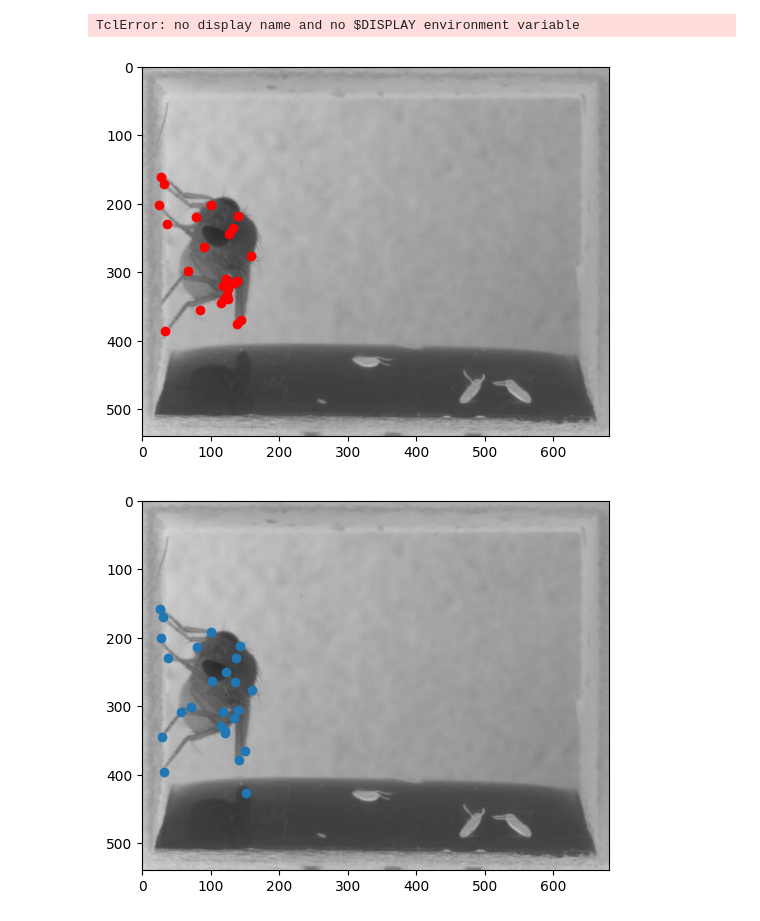
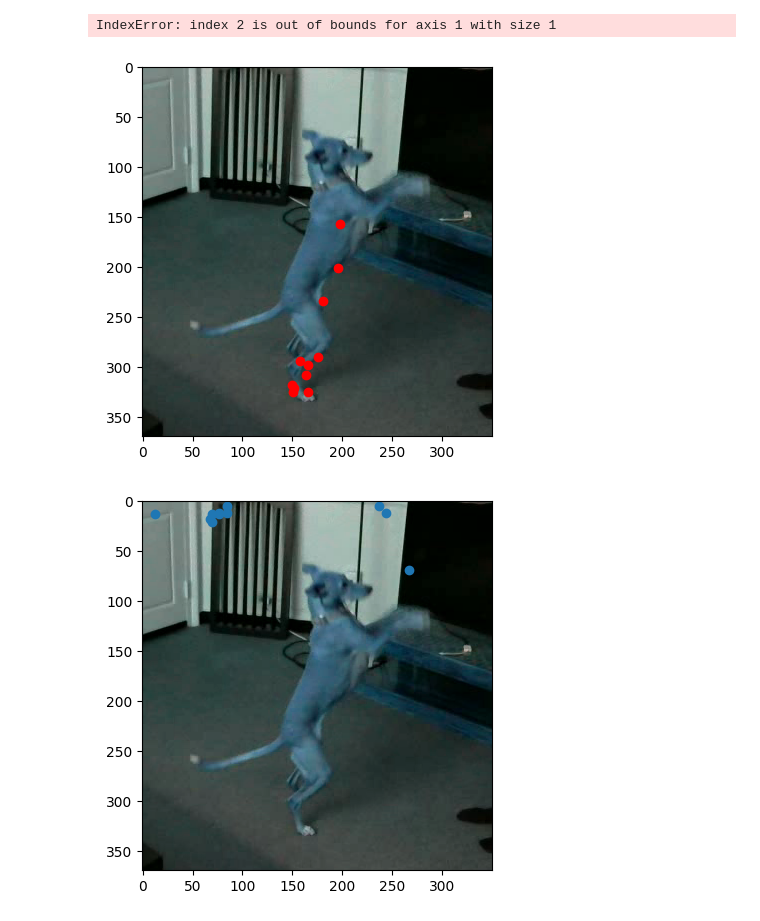
Before and after one commit to DeepLabCutAIResidency/DLC_AI2024, a Jupyter notebook: DeepLabCut-live/test.ipynb, the cells around one changed output. Cells and saved outputs as stored; diff of their text form; code cells hidden in the pictures.

Commit message:
add Anna directories to test code

```diff
--- a/DeepLabCut-live/test.ipynb
+++ b/DeepLabCut-live/test.ipynb
@@ -71,17 +57,16 @@ tensor([[[[1.5062e+02, 4.2667e+02, 1.3167e-01],
 # %%
 dlc_proc = Processor()
 #Dikra
-dlc_live = DLCLive(path="/media1/data/dikra/fly-kevin", processor=dlc_proc, snapshot='snapshot-100.pt', cropping=[0,200,100,400], device="cuda", model_type='pytorch')
-img = cv2.imread("/media1/data/dikra/fly-kevin/img001.png")
+#dlc_live = DLCLive(path="/media1/data/dikra/fly-kevin", processor=dlc_proc, snapshot='snapshot-100.pt', cropping=[0,200,100,400], device="cuda", model_type='pytorch')
+#img = cv2.imread("/media1/data/dikra/fly-kevin/img001.png")
 # img = torch.Tensor(img).permute(2,0,1)
 # img = img.reshape(1, img.shape[0], img.shape[1], img.shape[2])
 # print(img.dtype)
 
 
 # Anna
-# dlc_live = DLCLive(pytorch_cfg="/Users/annastuckert/Documents/DLC_AI_Residency/DLC_AI2024/DeepLabCut-live/Ventral_gait_model/train", processor=dlc_proc, snapshot='/Users/annastuckert/Documents/DLC_AI_Residency/DLC_AI2024/DeepLabCut-live/Ventral_gait_model/train/snapshot-263.pt')
-# dlc_live = DLCLive("/Users/annastuckert/Documents/DLC_AI_Residency/DLC_AI2024/DeepLabCut-live/exported DLC model for dlc-live/DLC_dev-single-animal_resnet_50_iteration-1_shuffle-1", processor=dlc_proc)
-# img = cv2.imread("/Users/annastuckert/Documents/DLC_AI_Residency/DLC_AI2024/DeepLabCut-live/exported DLC model for dlc-live/img049.png")
+dlc_live = DLCLive(path="/Users/annastuckert/Documents/DLC_AI_Residency/DLC_AI2024/DeepLabCut-live/Ventral_gait_model/train", processor=dlc_proc, snapshot='/Users/annastuckert/Documents/DLC_AI_Residency/DLC_AI2024/DeepLabCut-live/Ventral_gait_model/train/snapshot-263.pt', cropping=[0,200,100,400], device="cpu", model_type='pytorch')
+img = cv2.imread("/Users/annastuckert/Documents/DLC_AI_Residency/DLC_AI2024/DeepLabCut-live/exported DLC model for dlc-live/img049.png")
 
 pytorch_pose = dlc_live.init_inference(frame=img)
 pytorch_pose
@@ -166,30 +141,47 @@ pytorch_pose, onnx_pose
        dtype=float32))
 # %%
 display = Display()
+#Dikra
 display.set_display(im_size=(540,682,3), bodyparts=25)
-display.display_frame(img, pose)
+
+#Anna
+display.set_display(im_size=(540,682,3), bodyparts=11)
+display.display_frame(img, onnx_pose)
 # %% [output]
-TclError: no display name and no $DISPLAY environment variable
+IndexError: index 2 is out of bounds for axis 1 with size 1
 # %%
 import matplotlib.pyplot as plt
 pytorch_pose = pytorch_pose.squeeze()
-img = cv2.imread("/media1/data/dikra/fly-kevin/img001.png")
+
+#Dikra
+#img = cv2.imread("/media1/data/dikra/fly-kevin/img001.png")
+
+#Anna
+img = cv2.imread("/Users/annastuckert/Documents/DLC_AI_Residency/DLC_AI2024/DeepLabCut-live/exported DLC model for dlc-live/img049.png")
+
 
 plt.figure()
 plt.imshow(img)
 scatter = plt.scatter(pytorch_pose[:,0], pytorch_pose[:,1], c="red")
 # %% [output]
-[figure, old version]
+[figure, new version]
 # %%
 import matplotlib.pyplot as plt
 onnx_pose = onnx_pose.squeeze()
-img = cv2.imread("/media1/data/dikra/fly-kevin/img001.png")
+
+#Dikra
+#img = cv2.imread("/media1/data/dikra/fly-kevin/img001.png")
+
+
+#Anna
+img = cv2.imread("/Users/annastuckert/Documents/DLC_AI_Residency/DLC_AI2024/DeepLabCut-live/exported DLC model for dlc-live/img049.png")
+
 
 plt.figure()
 plt.imshow(img)
 scatter = plt.scatter(onnx_pose[:,0], onnx_pose[:,1])
 # %% [output]
-[figure, old version]
+[figure, new version]
 # %%
 display.destroy()
 # %%
```
Also changed, not shown: parts of 7 cells of this notebook.
